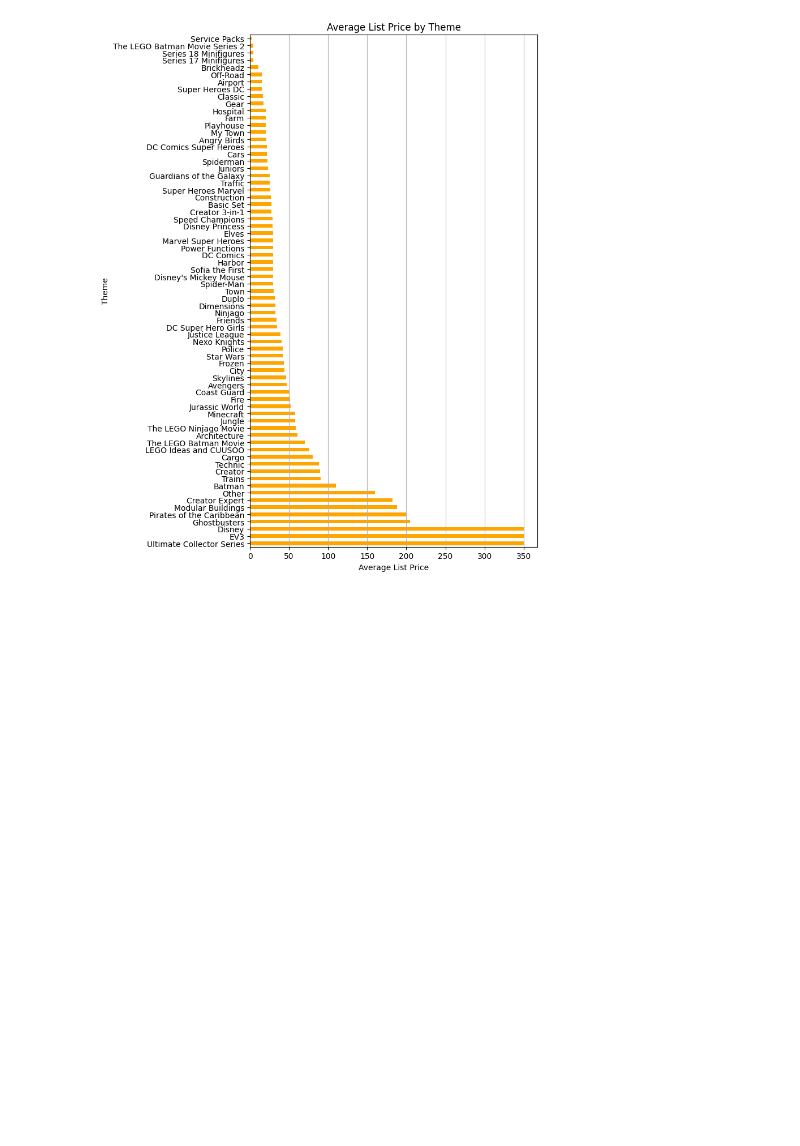
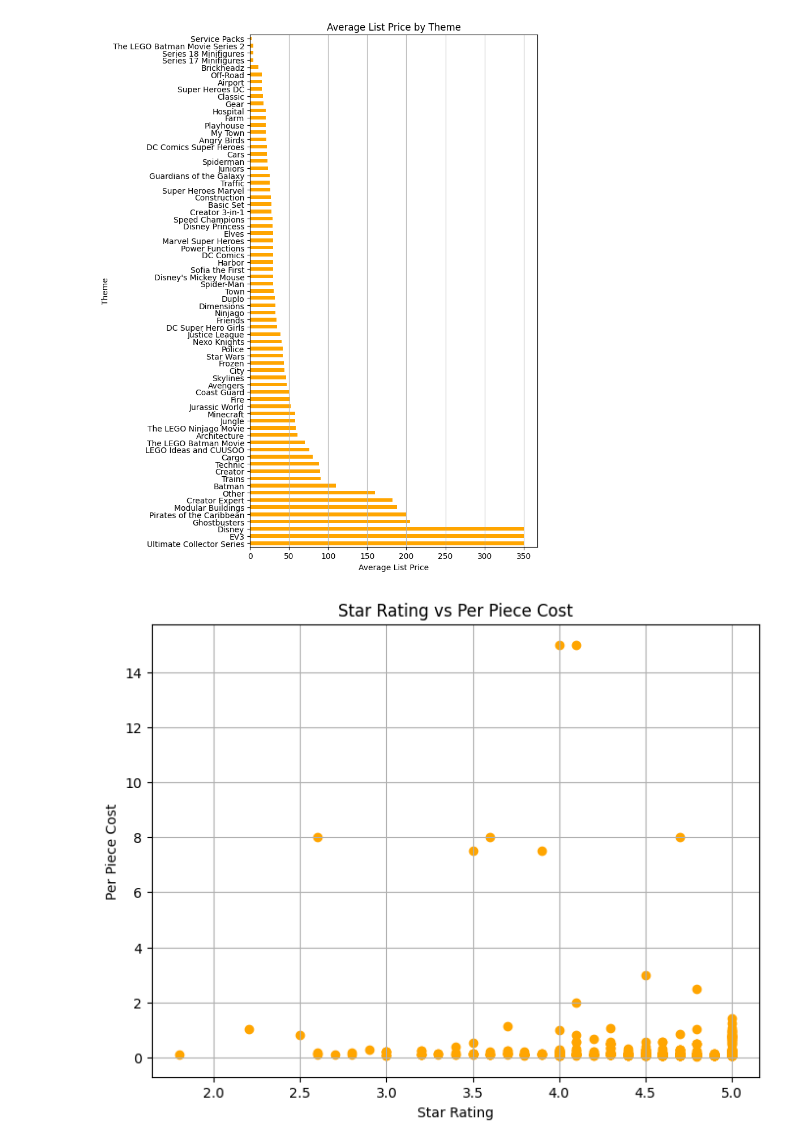
Before and after one commit to pointer-jen/CodeYou_DA_Jan_2025_Capstone, a Jupyter notebook: main.ipynb, the cells around one changed output. Cells and saved outputs as stored; diff of their text form; code cells hidden in the pictures; blank space fills up the shorter version.

```diff
--- a/main.ipynb
+++ b/main.ipynb
@@ -236,3 +244,14 @@ plt.tight_layout()
 plt.show()
 # %% [output]
 [figure]
+# %%
+#setup scatter plot
+plt.figure(figsize=(8, 6))
+plt.scatter(df['star_rating'], df['piece_cost'], color='orange')
+plt.title('Star Rating vs Per Piece Cost')
+plt.xlabel('Star Rating')
+plt.ylabel('Per Piece Cost')
+plt.grid(True)
+plt.show()
+# %% [output]
+[figure, added]
```
Also changed, not shown: parts of 13 cells of this notebook, 3 other files.
